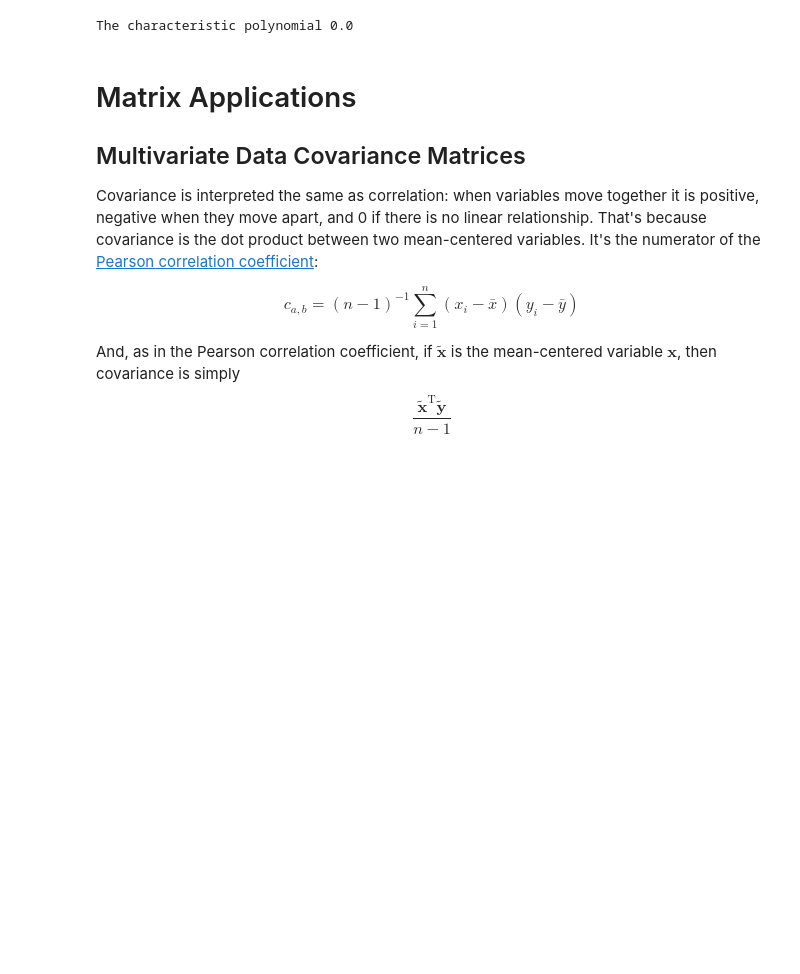
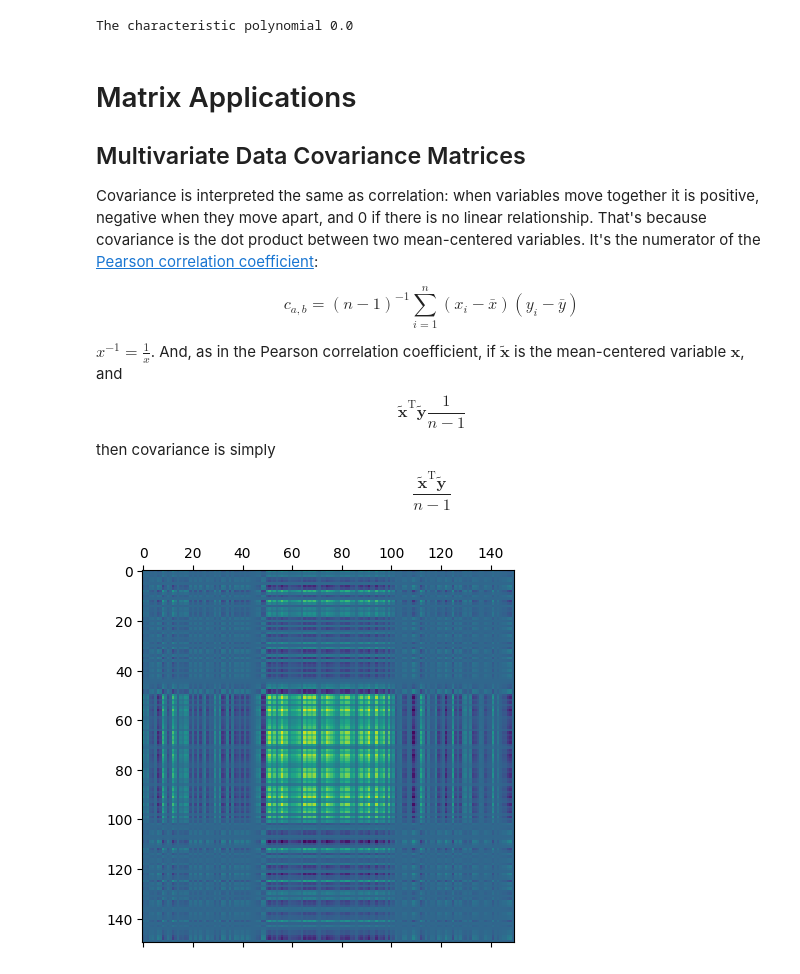
Before and after one commit to solarecho3/vectors, a Jupyter notebook: vectors.ipynb, the cells around one changed output. Drawn from its saved outputs; the diff is of its cells as text; code cells hidden in the pictures; blank space fills up the shorter version.

Commit message:
covariance

```diff
--- a/vectors.ipynb
+++ b/vectors.ipynb
@@ -2048,4 +2048,31 @@ Covariance is interpreted the same as correlation: when variables move together
 
 $$c_{a,b} = (n-1)^{-1}\sum^n_{i=1}(x_i - \bar{x})(y_i - \bar{y})$$
 
-And, as in the Pearson correlation coefficient, if $\mathbf{\widetilde{x}}$ is the mean-centered variable $\mathbf{x}$, then covariance is simply $$\frac{\mathbf{\widetilde{x}}^\text{T}\mathbf{\widetilde{y}}}{n-1}$$
+$x^{-1}=\frac{1}{x}$. And, as in the Pearson correlation coefficient, if $\mathbf{\widetilde{x}}$ is the mean-centered variable $\mathbf{x}$, and $$\mathbf{\widetilde{x}}^\text{T}\mathbf{\widetilde{y}}\frac{1}{n-1}$$ then covariance is simply $$\frac{\mathbf{\widetilde{x}}^\text{T}\mathbf{\widetilde{y}}}{n-1}$$
+# %%
+## Create data
+nPerClust = 50
+
+# blur around centroid (std units)
+blur = 1
+
+# XY centroid locations
+A = [  1, 1 ]
+B = [ -3, 1 ]
+C = [  3, 3 ]
+
+# generate data
+a = [ A[0]+np.random.randn(nPerClust)*blur , A[1]+np.random.randn(nPerClust)*blur ]
+b = [ B[0]+np.random.randn(nPerClust)*blur , B[1]+np.random.randn(nPerClust)*blur ]
+c = [ C[0]+np.random.randn(nPerClust)*blur , C[1]+np.random.randn(nPerClust)*blur ]
+
+# concatenate into a matrix
+df = pd.DataFrame(np.transpose(np.concatenate((a,b,c),axis=1)))
+plt.close()
+plt.matshow(df.T.cov())
+plt.show()
+
+# Unsurprising that the covariance of normally
+# distributed variables look normally distributed.
+# %% [output]
+[figure, added]
```
Also changed, not shown: parts of 15 cells of this notebook.
